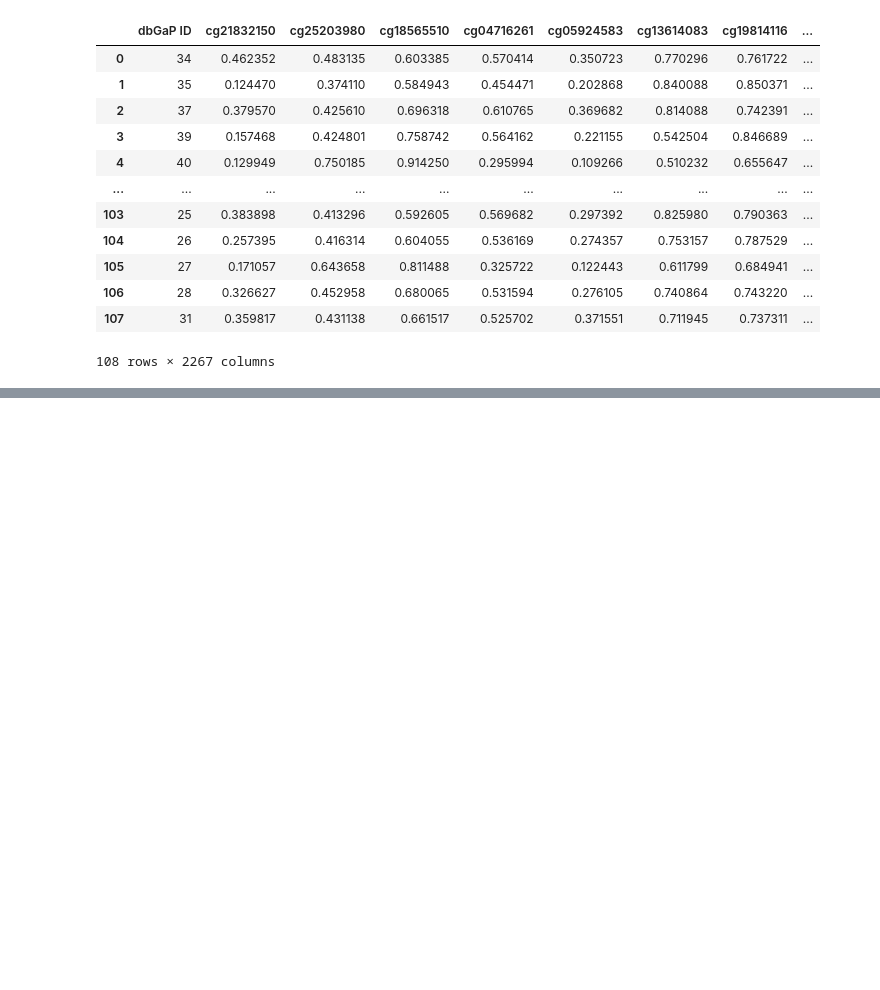
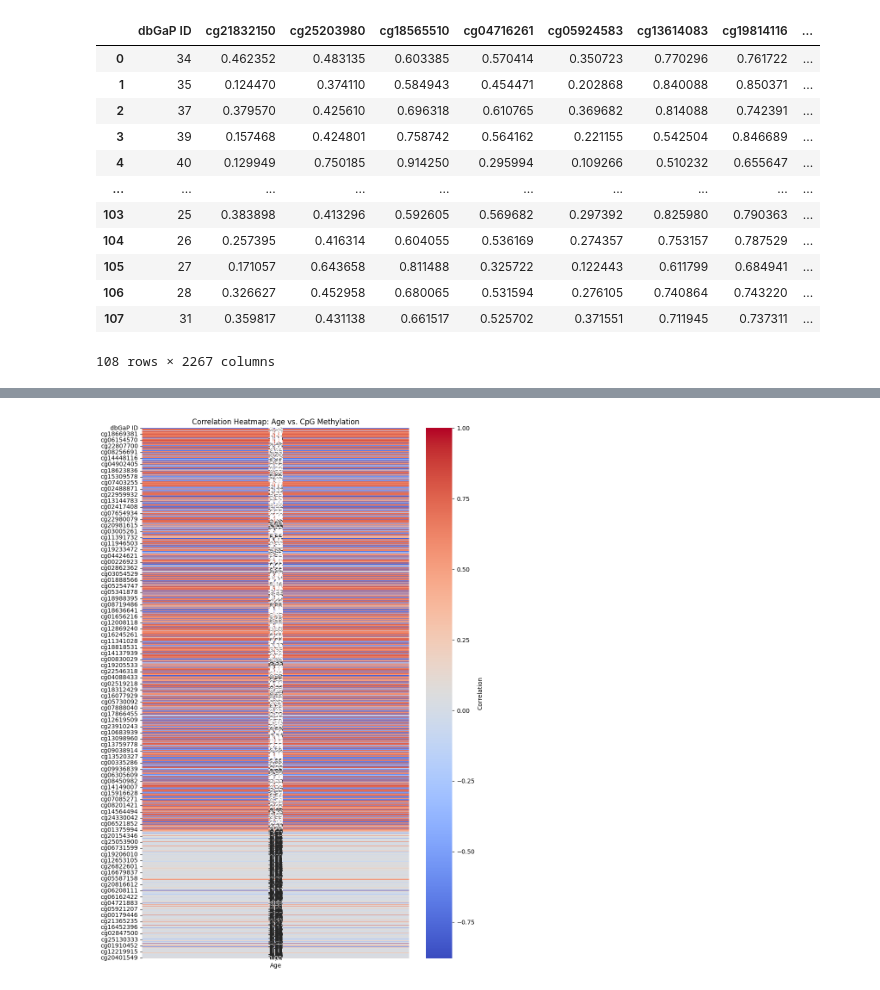
Before and after one commit to ajits-github/Machine_Learning_In_Bioinformatics, a Jupyter notebook: Machine_Learning_in_Bioinformatics.ipynb, the cells around one changed output, grey strips where cells are left out. Cells and saved outputs as stored; diff of their text form; code cells hidden in the pictures; blank space fills up the shorter version.

```diff
--- a/Machine_Learning_in_Bioinformatics.ipynb
+++ b/Machine_Learning_in_Bioinformatics.ipynb
@@ -244,3 +244,6 @@ merged_df
 | 106 | 28 | 0.326627 | 0.452958 | 0.680065 | 0.531594 | 0.276105 | 0.740864 | 0.743220 | ... |
 | 107 | 31 | 0.359817 | 0.431138 | 0.661517 | 0.525702 | 0.371551 | 0.711945 | 0.737311 | ... |
 108 rows × 2267 columns
+# %%
+correlation_df = merged_df.corr()
+age_methylation_corr = correlation_df['Age'].drop('Age')  # Drop the age column since we're interested in its correlations with CpG sites
@@ -246,0 +259,8 @@ merged_df
+# %%
+# Heatmap of correlations between age and all CpG sites
+plt.figure(figsize=(10, 16))
+sns.heatmap(correlation_df[['Age']], annot=True, cmap='coolwarm', fmt='.2f', cbar_kws={'label': 'Correlation'})
+plt.title('Correlation Heatmap: Age vs. CpG Methylation')
+plt.show()
+# %% [output]
+[figure, added]
```
Also changed, not shown: parts of 5 cells of this notebook.
